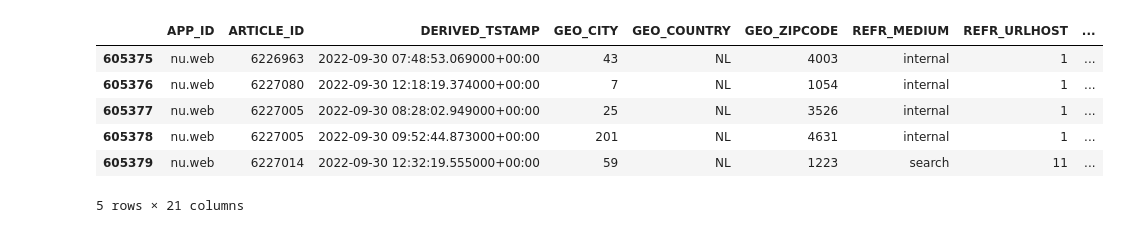
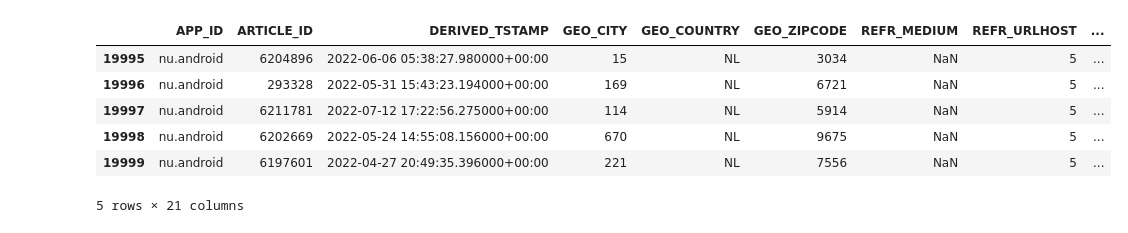
Before and after one commit to Olu93/work_beyond_clicks, a Jupyter notebook: example_jupyter_notebook.ipynb, the cells around one changed output. Cells and saved outputs as stored; diff of their text form; code cells hidden in the pictures.

```diff
--- a/example_jupyter_notebook.ipynb
+++ b/example_jupyter_notebook.ipynb
@@ -24,28 +40,38 @@ reduced_views.csv
 # %%
 DATA_FOLDER = "preflight"
 # %%
-ddf = pd.read_csv(f'data_dpg_testdata/{DATA_FOLDER}/reduced_views.csv', dtype={'GEO_ZIPCODE': object,
+ddf_views = dd.read_csv(f'data_dpg_testdata/{DATA_FOLDER}/reduced_views.csv', dtype={'GEO_ZIPCODE': object,
        'REFR_MEDIUM': object, 'IS_LOGGED_IN': object, 'file_name': object,
 "privacy_advertising":int,
 "privacy_analytics":int,
 "privacy_functional":int,
 "privacy_geo_location":int,
 "privacy_marketing":int,
 "privacy_non-personalised_ads":int,
 "privacy_personalisation":int,
 "privacy_social_media":int,
 "privacy_target_advertising":int,
 
        })
-ddf["DERIVED_TSTAMP"] = pd.to_datetime(ddf["DERIVED_TSTAMP"])
-ddf["hour"] = ddf["DERIVED_TSTAMP"].dt.hour
-ddf.tail()
+ddf_views["DERIVED_TSTAMP"] = dd.to_datetime(ddf_views["DERIVED_TSTAMP"])
+ddf_views["hour"] = ddf_views["DERIVED_TSTAMP"].dt.hour
+ddf_views["weekday"] = ddf_views["DERIVED_TSTAMP"].dt.weekday
+ddf_views["dayofmonth"] = ddf_views["DERIVED_TSTAMP"].dt.day
+ddf_views["month"] = ddf_views["DERIVED_TSTAMP"].dt.month
+ddf_views = ddf_views.replace("nu.web.advertorial", "nu.web")
+device_counts = ddf_views["APP_ID"].value_counts().compute()
+sample_amount = device_counts.min()
+unique_devices = device_counts.index.unique()
+columns_privacy = ddf_views.columns[ddf_views.columns.str.startswith("privacy_")].values
+columns_time = ["hour", "weekday", "dayofmonth", "month"]
+ddf_views = ddf_views.groupby('APP_ID').apply(lambda df: df.sample(20000), meta=ddf_views.partitions[0]).reset_index(drop=True)
+ddf_views.tail()
 # %% [output]
 |  | APP_ID | ARTICLE_ID | DERIVED_TSTAMP | GEO_CITY | GEO_COUNTRY | GEO_ZIPCODE | REFR_MEDIUM | REFR_URLHOST | ... |
-| 605375 | nu.web | 6226963 | 2022-09-30 07:48:53.069000+00:00 | 43 | NL | 4003 | internal | 1 | ... |
-| 605376 | nu.web | 6227080 | 2022-09-30 12:18:19.374000+00:00 | 7 | NL | 1054 | internal | 1 | ... |
-| 605377 | nu.web | 6227005 | 2022-09-30 08:28:02.949000+00:00 | 25 | NL | 3526 | internal | 1 | ... |
-| 605378 | nu.web | 6227005 | 2022-09-30 09:52:44.873000+00:00 | 201 | NL | 4631 | internal | 1 | ... |
-| 605379 | nu.web | 6227014 | 2022-09-30 12:32:19.555000+00:00 | 59 | NL | 1223 | search | 11 | ... |
+| 19995 | nu.android | 6204896 | 2022-06-06 05:38:27.980000+00:00 | 15 | NL | 3034 | NaN | 5 | ... |
+| 19996 | nu.android | 293328 | 2022-05-31 15:43:23.194000+00:00 | 169 | NL | 6721 | NaN | 5 | ... |
+| 19997 | nu.android | 6211781 | 2022-07-12 17:22:56.275000+00:00 | 114 | NL | 5914 | NaN | 5 | ... |
+| 19998 | nu.android | 6202669 | 2022-05-24 14:55:08.156000+00:00 | 670 | NL | 9675 | NaN | 5 | ... |
+| 19999 | nu.android | 6197601 | 2022-04-27 20:49:35.396000+00:00 | 221 | NL | 7556 | NaN | 5 | ... |
 5 rows × 21 columns
 # %%
```
Also changed, not shown: parts of 52 cells of this notebook, 4 other files.
